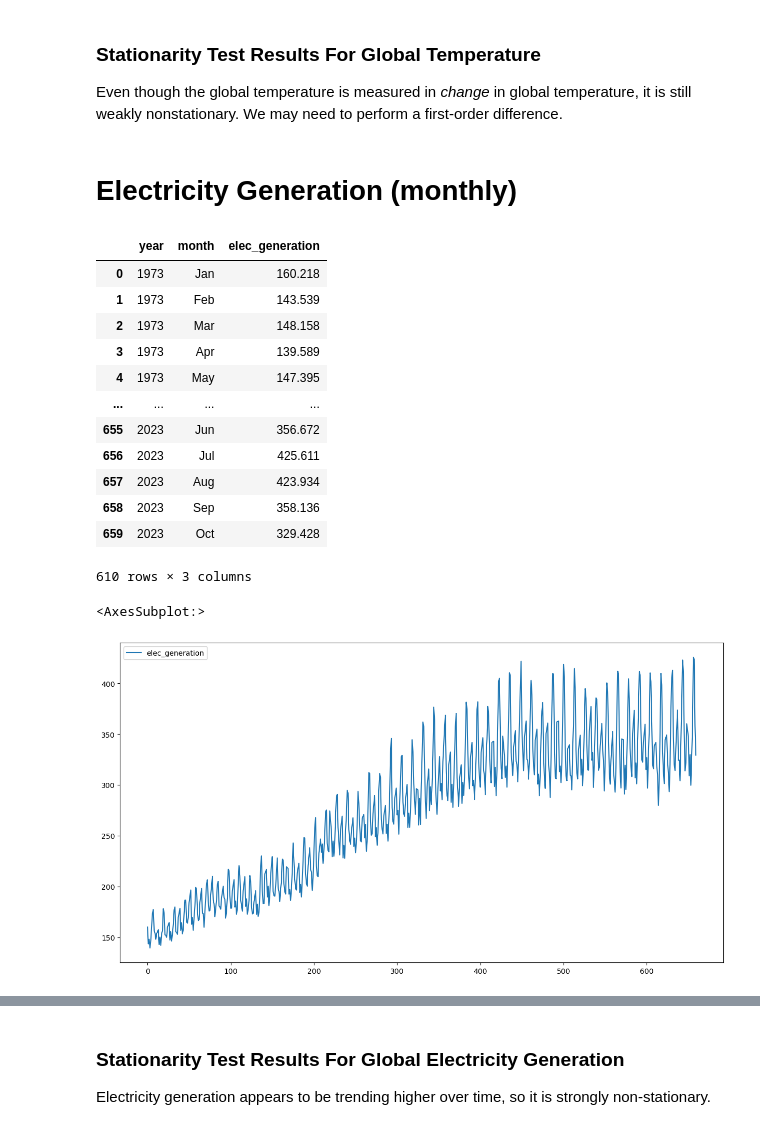
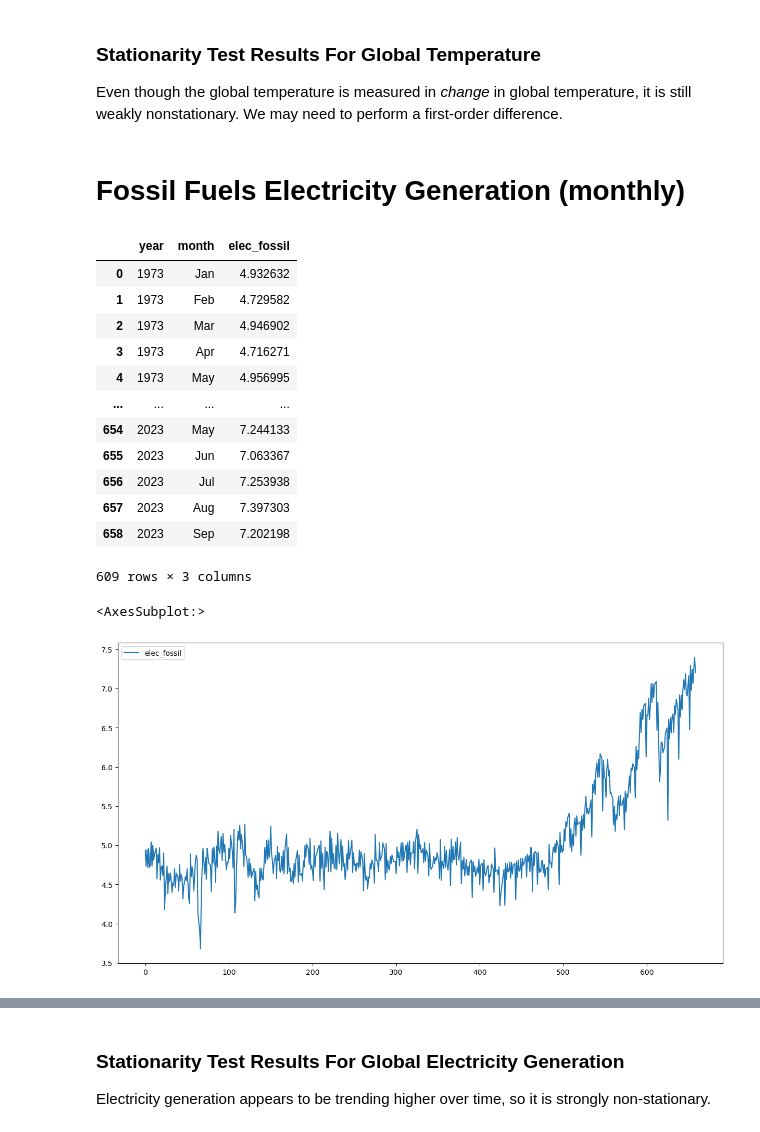
Before and after one commit to HomKeen/DSC180B-Q2-Capstone, a Jupyter notebook: scripts/stationarity.ipynb, the cells around one changed output, grey strips where cells are left out. Drawn from its saved outputs; the diff is of its cells as text; code cells hidden in the pictures.

```diff
--- a/scripts/stationarity.ipynb
+++ b/scripts/stationarity.ipynb
@@ -146,25 +146,25 @@ run_all_tests(var, var_name, tests, trend_names)
 
 Even though the global temperature is measured in *change* in global temperature, it is still weakly nonstationary. We may need to perform a first-order difference.
 # %% [markdown]
-# Electricity Generation (monthly)
+# Fossil Fuels Electricity Generation (monthly)
 # %%
-elec_monthly = grab_dataset('electricity', 'monthly')
+elec_monthly = grab_dataset('elec_fossil', 'monthly')
 display(elec_monthly)
-elec_monthly.plot(y='elec_generation', figsize=(15,8))
+elec_monthly.plot(y='elec_fossil', figsize=(15,8))
 # %% [output]
-|  | year | month | elec_generation |
-| 0 | 1973 | Jan | 160.218 |
-| 1 | 1973 | Feb | 143.539 |
-| 2 | 1973 | Mar | 148.158 |
-| 3 | 1973 | Apr | 139.589 |
-| 4 | 1973 | May | 147.395 |
+|  | year | month | elec_fossil |
+| 0 | 1973 | Jan | 4.932632 |
+| 1 | 1973 | Feb | 4.729582 |
+| 2 | 1973 | Mar | 4.946902 |
+| 3 | 1973 | Apr | 4.716271 |
+| 4 | 1973 | May | 4.956995 |
 | ... | ... | ... | ... |
-| 655 | 2023 | Jun | 356.672 |
-| 656 | 2023 | Jul | 425.611 |
-| 657 | 2023 | Aug | 423.934 |
-| 658 | 2023 | Sep | 358.136 |
-| 659 | 2023 | Oct | 329.428 |
+| 654 | 2023 | May | 7.244133 |
+| 655 | 2023 | Jun | 7.063367 |
+| 656 | 2023 | Jul | 7.253938 |
+| 657 | 2023 | Aug | 7.397303 |
+| 658 | 2023 | Sep | 7.202198 |
-610 rows × 3 columns
+609 rows × 3 columns
 <AxesSubplot:>
-[figure, old version]
+[figure, new version]
 # %%
```
Also changed, not shown: parts of 5 cells of this notebook, 7 other files.
